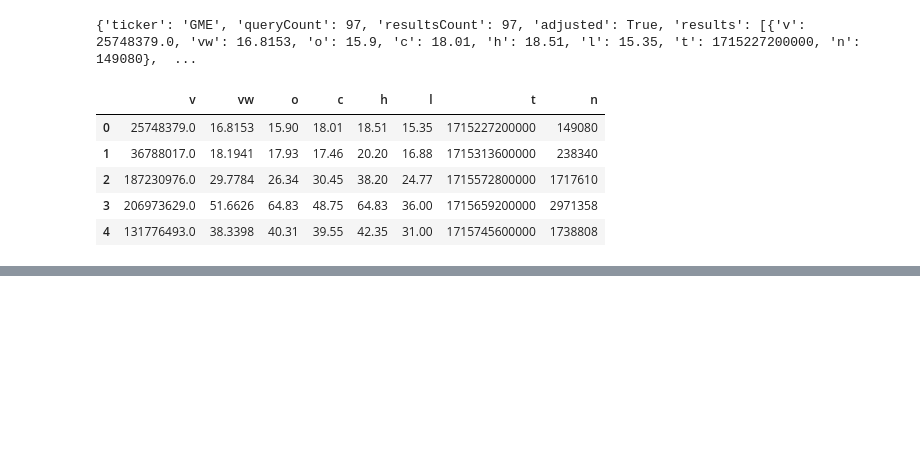
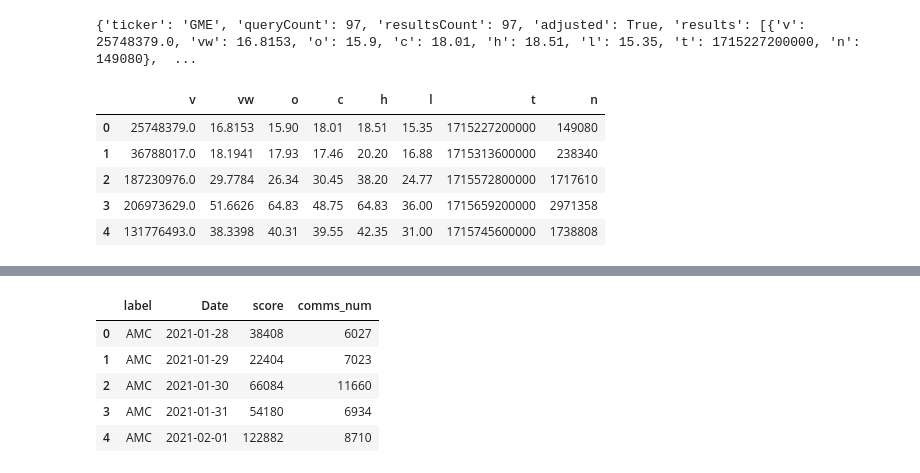
Before and after one commit to Charred-Baguette/AI-AT-CCIC, a Jupyter notebook: Semester 1/Stocks/gamestop.ipynb, the cells around one changed output, grey strips where cells are left out. Drawn from its saved outputs; the diff is of its cells as text; code cells hidden in the pictures; blank space fills up the shorter version.

```diff
--- a/Semester 1/Stocks/gamestop.ipynb
+++ b/Semester 1/Stocks/gamestop.ipynb
@@ -363,0 +364,15 @@ memory usage: 306.4 KB
+# %%
+bets=pd.read_json('light_encode_wsb.json')
+bets['label'].unique()
+bets.rename(columns={'timestamp':'Date'}, inplace=True)
+amcbets=bets[bets['label']=='AMC']
+gmebets=bets[bets['label']=='GME']
+# %%
+bets.head()
+# %% [output]
+|  | label | Date | score | comms_num |
+| 0 | AMC | 2021-01-28 | 38408 | 6027 |
+| 1 | AMC | 2021-01-29 | 22404 | 7023 |
+| 2 | AMC | 2021-01-30 | 66084 | 11660 |
+| 3 | AMC | 2021-01-31 | 54180 | 6934 |
+| 4 | AMC | 2021-02-01 | 122882 | 8710 |
```
Also changed, not shown: parts of 37 cells of this notebook, 2 other files.
